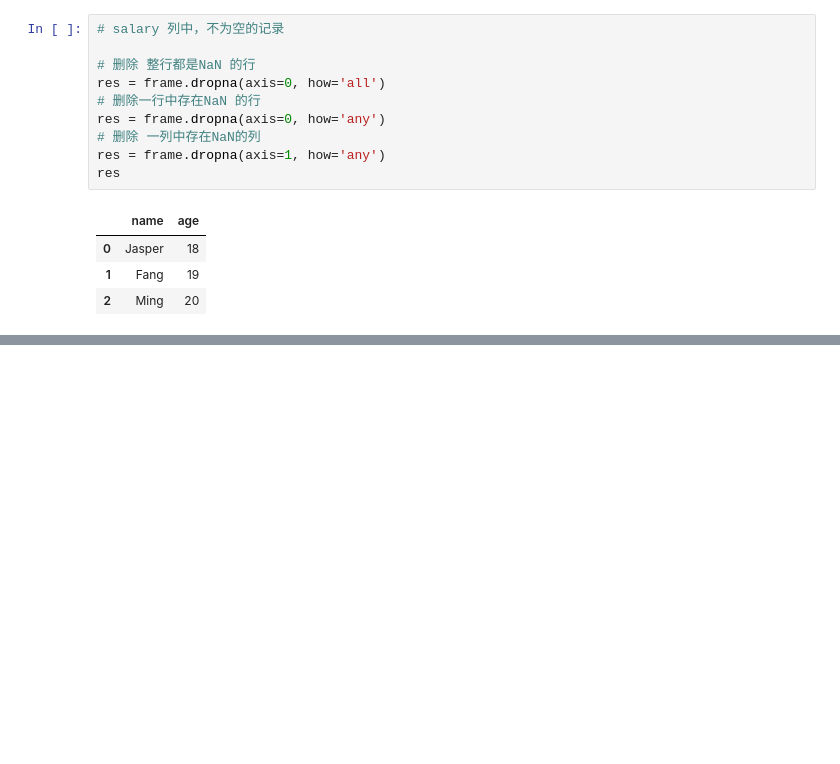
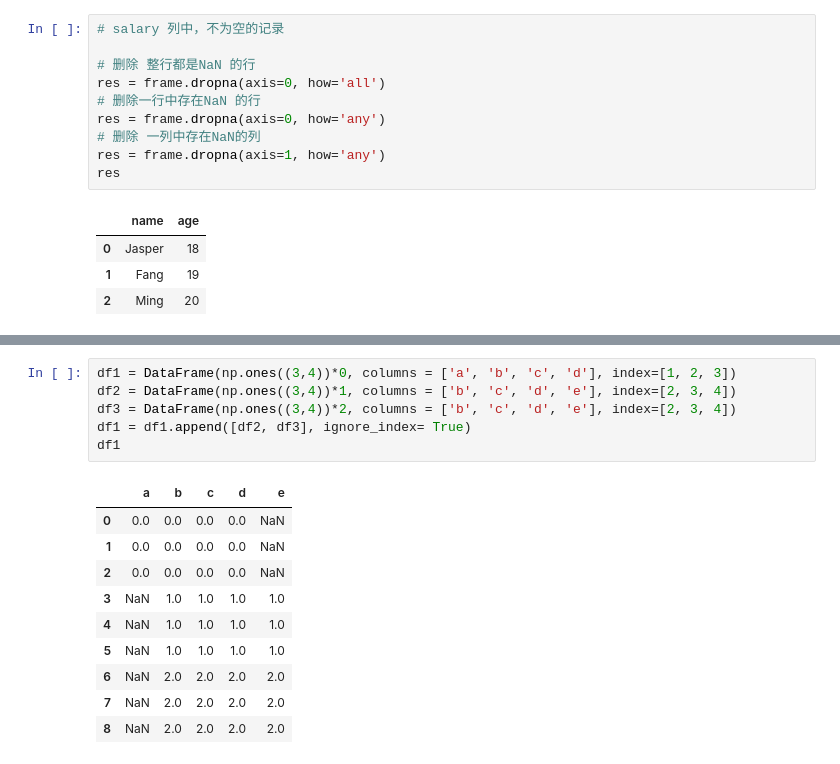
Before and after one commit to androidjp/training-TensorFlow, a Jupyter notebook: practice-pandas/my_pandas_note.ipynb, the cells around one changed output, grey strips where cells are left out. Saved outputs shown, nothing was run; the diff lists cells and outputs as text; blank space fills up the shorter version.

```diff
--- a/practice-pandas/my_pandas_note.ipynb
+++ b/practice-pandas/my_pandas_note.ipynb
@@ -240,0 +481,17 @@ res
+# %%
+df1 = DataFrame(np.ones((3,4))*0, columns = ['a', 'b', 'c', 'd'], index=[1, 2, 3])
+df2 = DataFrame(np.ones((3,4))*1, columns = ['b', 'c', 'd', 'e'], index=[2, 3, 4])
+df3 = DataFrame(np.ones((3,4))*2, columns = ['b', 'c', 'd', 'e'], index=[2, 3, 4])
+df1 = df1.append([df2, df3], ignore_index= True)
+df1
+# %% [output]
+|  | a | b | c | d | e |
+| 0 | 0.0 | 0.0 | 0.0 | 0.0 | NaN |
+| 1 | 0.0 | 0.0 | 0.0 | 0.0 | NaN |
+| 2 | 0.0 | 0.0 | 0.0 | 0.0 | NaN |
+| 3 | NaN | 1.0 | 1.0 | 1.0 | 1.0 |
+| 4 | NaN | 1.0 | 1.0 | 1.0 | 1.0 |
+| 5 | NaN | 1.0 | 1.0 | 1.0 | 1.0 |
+| 6 | NaN | 2.0 | 2.0 | 2.0 | 2.0 |
+| 7 | NaN | 2.0 | 2.0 | 2.0 | 2.0 |
+| 8 | NaN | 2.0 | 2.0 | 2.0 | 2.0 |
```
Also changed, not shown: parts of 56 cells of this notebook.
